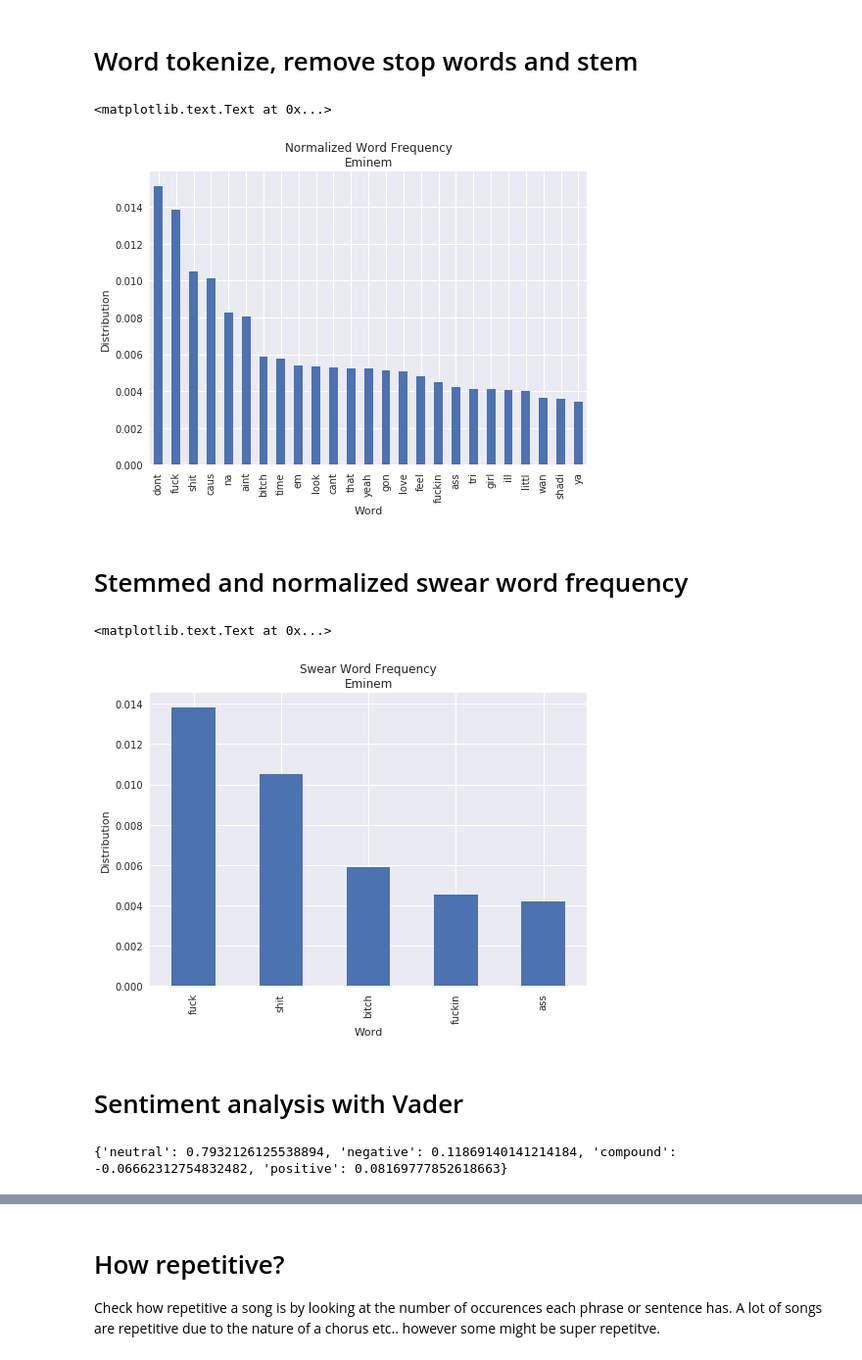
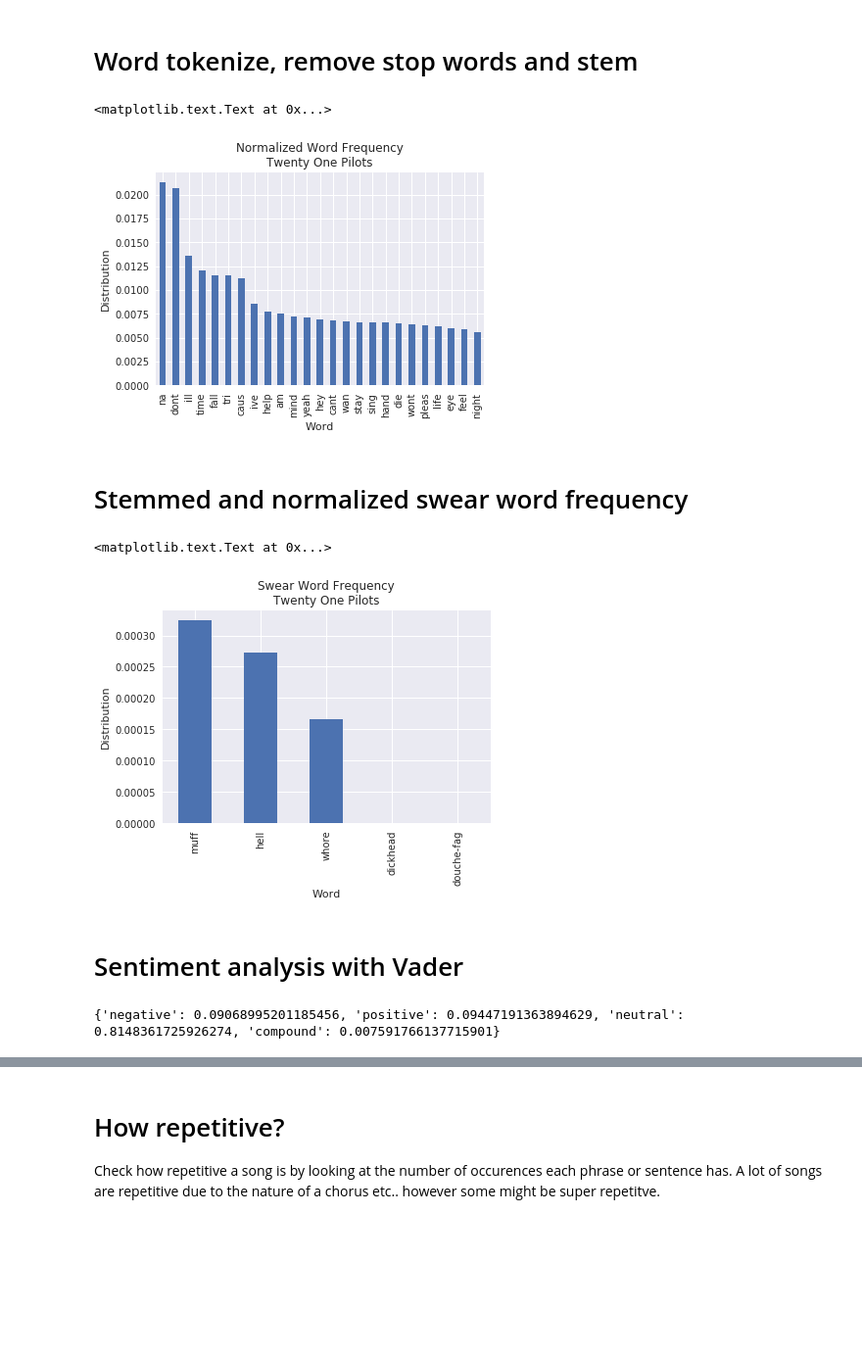
Before and after one commit to tylerwmarrs/single-artist-lyric-analysis, a Jupyter notebook: notebooks/Initial Analysis.ipynb, the cells around one changed output, grey strips where cells are left out. Shown: that part at 98% size. Cells and saved outputs as stored; diff of their text form; code cells hidden in the pictures; blank space fills up the shorter version.

```diff
--- a/notebooks/Initial Analysis.ipynb
+++ b/notebooks/Initial Analysis.ipynb
@@ -13,7 +13,7 @@ from lyricanalysis import corpus
 # %% [markdown]
 # Load up all of the songs for given artist
 # %%
-artist = 'Eminem'
+artist = 'Twenty One Pilots'
 songs = corpus.songs_for_artist(artist)
 # %% [markdown]
 # Clean the lyrics
@@ -89,7 +89,7 @@ word_freq.set_xlabel("Word")
 word_freq.set_ylabel("Distribution")
 # %% [output]
 <matplotlib.text.Text at 0x...>
-[figure, old version]
+[figure, new version]
 # %% [markdown]
 # Stemmed and normalized swear word frequency
 # %%
@@ -111,12 +111,12 @@ for w, v in normalized_word_frequencies.items():
     normalized_word_frequencies[w] = v / len(songs)
 # %%
 df = pd.DataFrame.from_dict(normalized_word_frequencies, orient='index')
-word_freq = df.nlargest(5, 0).plot(kind='bar', title='Swear Word Frequency\n%s' % (artist), legend=False)
+word_freq = df.nlargest(5, 0)[0:5].plot(kind='bar', title='Swear Word Frequency\n%s' % (artist), legend=False)
 word_freq.set_xlabel("Word")
 word_freq.set_ylabel("Distribution")
 # %% [output]
 <matplotlib.text.Text at 0x...>
-[figure, old version]
+[figure, new version]
 # %% [markdown]
 # Sentiment analysis with Vader
 # %%
@@ -182,7 +182,7 @@ for key in all_sentiments:
 
 print(all_sentiments)
 # %% [output]
-{'neutral': 0.7932126125538894, 'negative': 0.11869140141214184, 'compound': -0.06662312754832482, 'positive': 0.08169777852618663}
+{'negative': 0.09068995201185456, 'positive': 0.09447191363894629, 'neutral': 0.8148361725926274, 'compound': 0.007591766137715901}
 # %%
 all_sentiments.pop('compound', 0)
 df = pd.DataFrame.from_dict(all_sentiments, orient='index')
```
Also changed, not shown: parts of 17 cells of this notebook, 1 other file.
